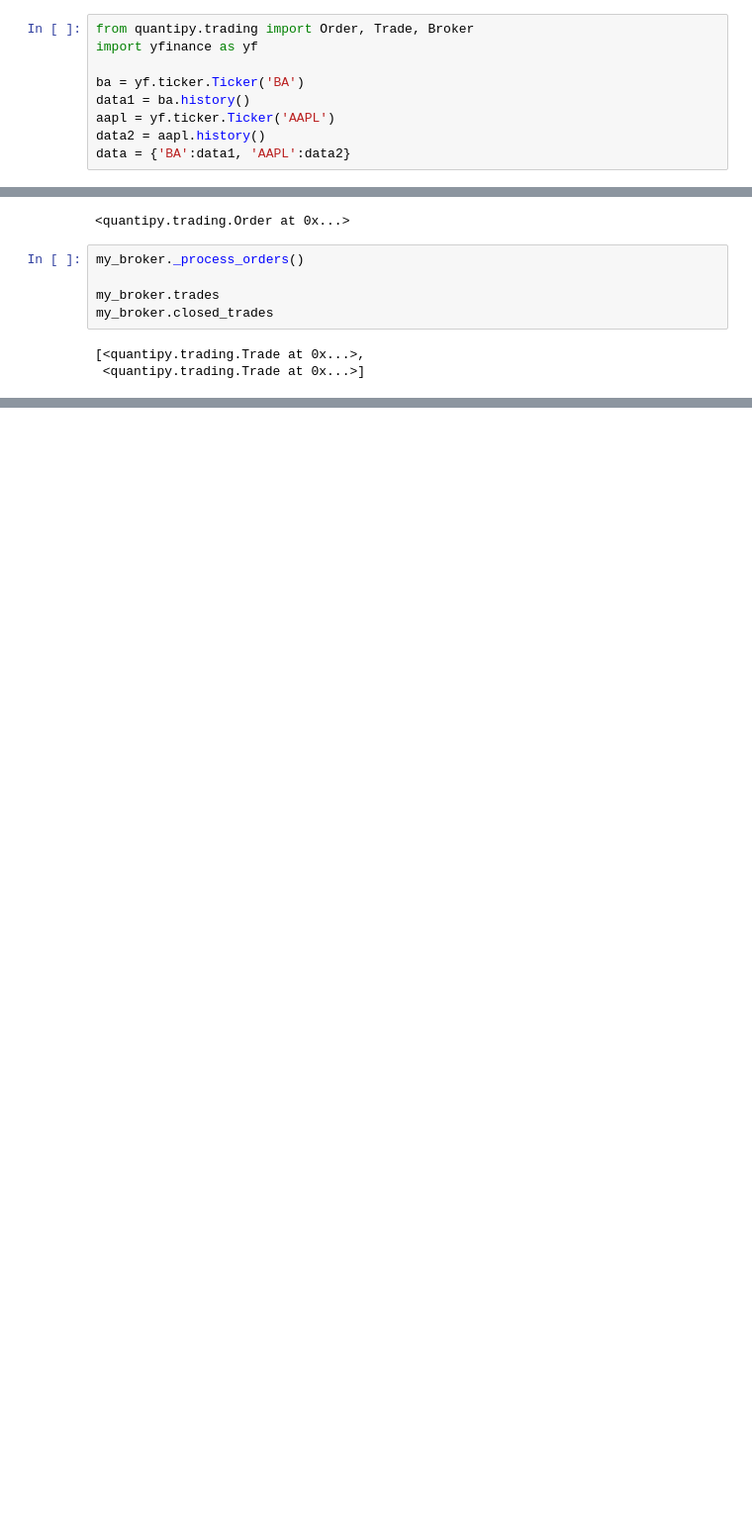
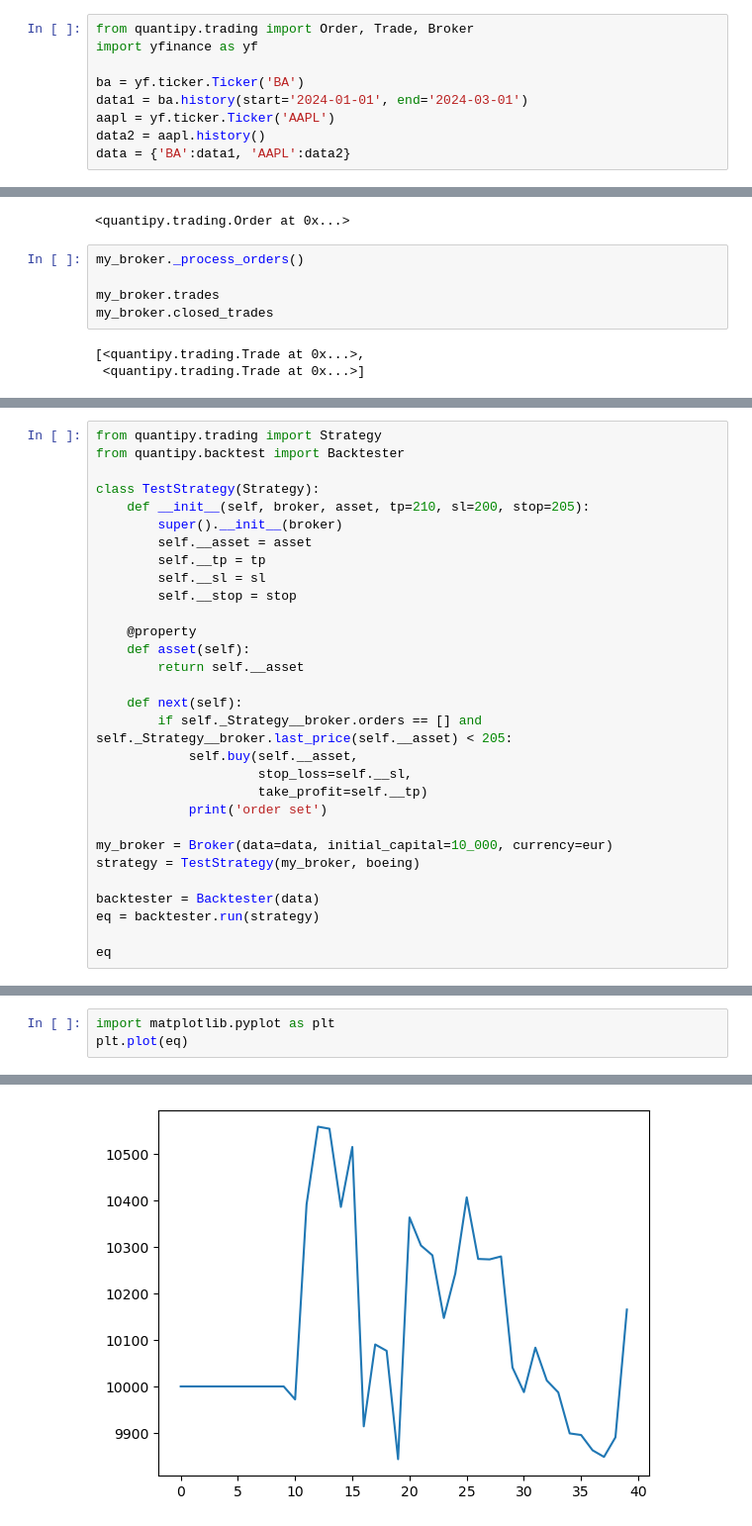
Before and after one commit to luissimaoaf/quantipy, a Jupyter notebook: test.ipynb, the cells around one changed output, grey strips where cells are left out. Shown: that part at 99% size. Drawn from its saved outputs; the diff is of its cells as text; blank space fills up the shorter version.

```diff
--- a/test.ipynb
+++ b/test.ipynb
@@ -33,7 +33,7 @@ from quantipy.trading import Order, Trade, Broker
 import yfinance as yf
 
 ba = yf.ticker.Ticker('BA')
-data1 = ba.history()
+data1 = ba.history(start='2024-01-01', end='2024-03-01')
 aapl = yf.ticker.Ticker('AAPL')
 data2 = aapl.history()
 data = {'BA':data1, 'AAPL':data2}
@@ -104,0 +82,30 @@ b
+# %%
+from quantipy.trading import Strategy
+from quantipy.backtest import Backtester
+
+class TestStrategy(Strategy):
+    def __init__(self, broker, asset, tp=210, sl=200, stop=205):
+        super().__init__(broker)
+        self.__asset = asset
+        self.__tp = tp
+        self.__sl = sl
+        self.__stop = stop
+
+    @property
+    def asset(self):
+        return self.__asset
+
+    def next(self):
+        if self._Strategy__broker.orders == [] and self._Strategy__broker.last_price(self.__asset) < 205:
+            self.buy(self.__asset,
+                     stop_loss=self.__sl,
+                     take_profit=self.__tp)
+            print('order set')
+
+my_broker = Broker(data=data, initial_capital=10_000, currency=eur)
+strategy = TestStrategy(my_broker, boeing)
+
+backtester = Backtester(data)
+eq = backtester.run(strategy)
+
+eq
@@ -104,0 +140,4 @@ b
+# %%
+import matplotlib.pyplot as plt
+plt.plot(eq)
+# %% [output]
@@ -104,0 +145 @@ b
+[figure, added]
```
Also changed, not shown: parts of 8 cells of this notebook, 2 other files.
